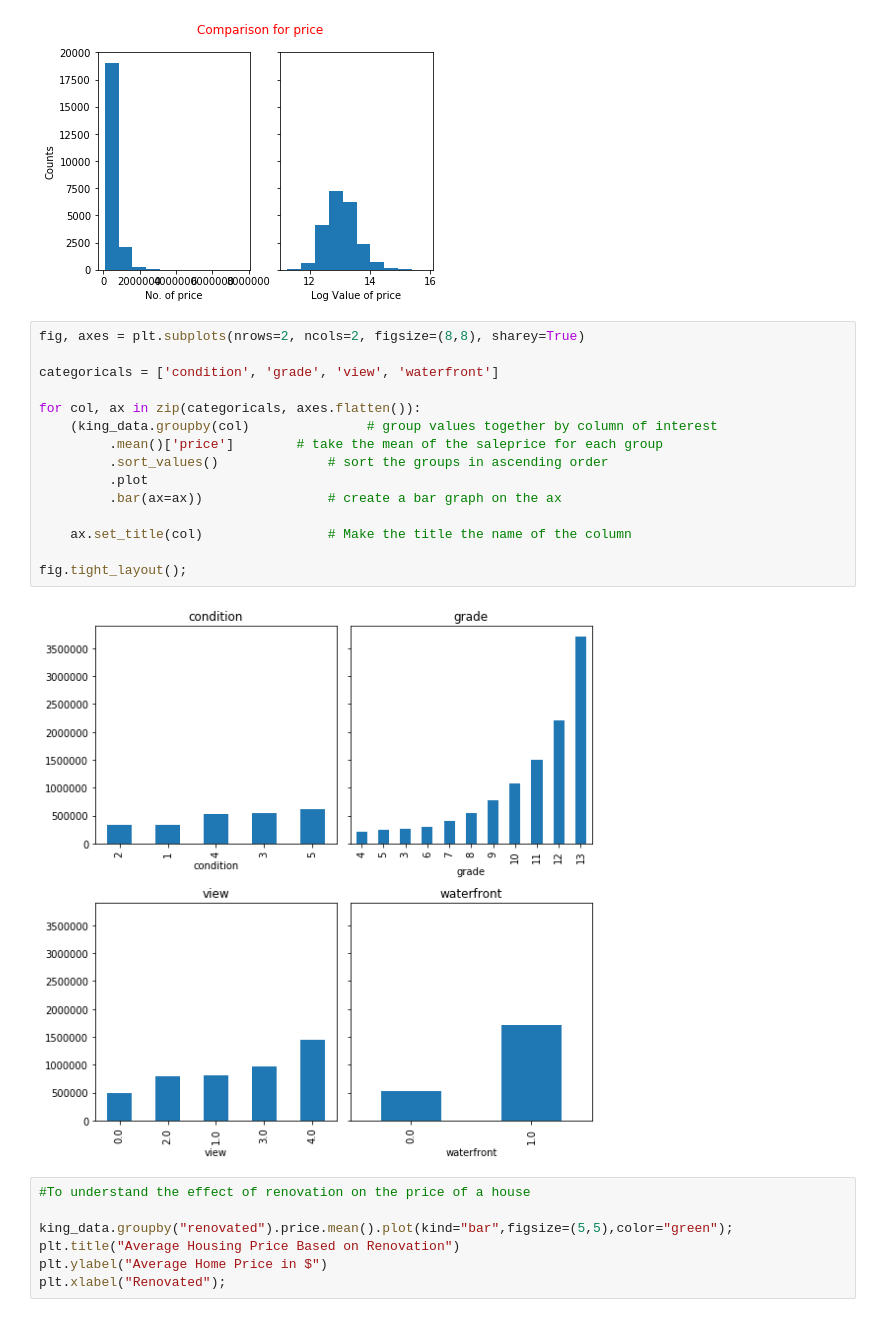
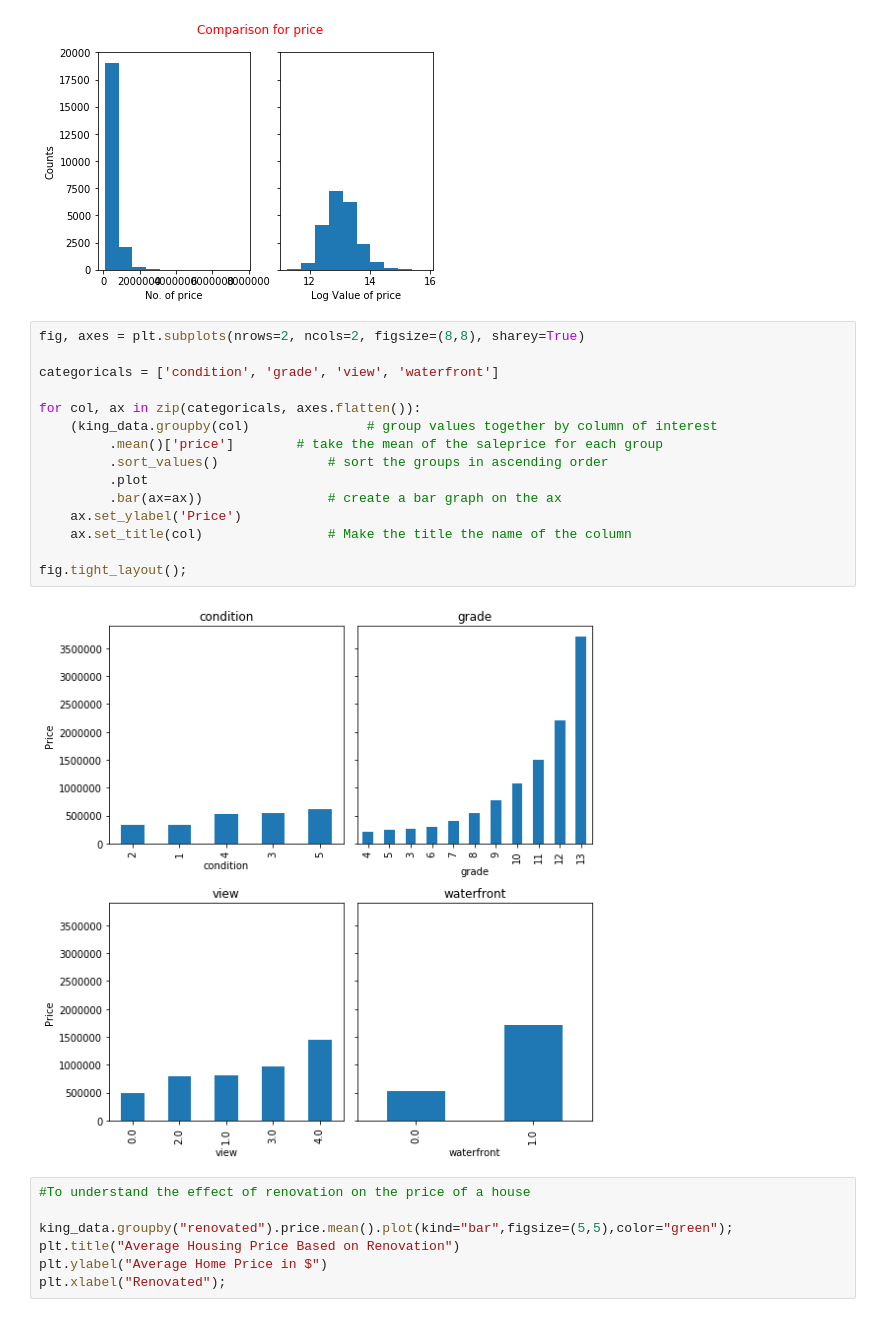
Before and after one commit to Menonvid/King-county, a Jupyter notebook: student.ipynb, the cells around one changed output. Cells and saved outputs as stored; diff of their text form.

```diff
--- a/student.ipynb
+++ b/student.ipynb
@@ -409,20 +431,20 @@ plotting_histo(king_data,colList)
 # %%
 fig, axes = plt.subplots(nrows=2, ncols=2, figsize=(8,8), sharey=True)
 
 categoricals = ['condition', 'grade', 'view', 'waterfront']
 
 for col, ax in zip(categoricals, axes.flatten()):
     (king_data.groupby(col)               # group values together by column of interest
          .mean()['price']        # take the mean of the saleprice for each group
          .sort_values()              # sort the groups in ascending order
          .plot
          .bar(ax=ax))                # create a bar graph on the ax
-
+    ax.set_ylabel('Price')
     ax.set_title(col)                # Make the title the name of the column
 
 fig.tight_layout();
 # %% [output]
-[figure, old version]
+[figure, new version]
 # %%
 #To understand the effect of renovation on the price of a house
 
```
Also changed, not shown: parts of 64 cells of this notebook.
